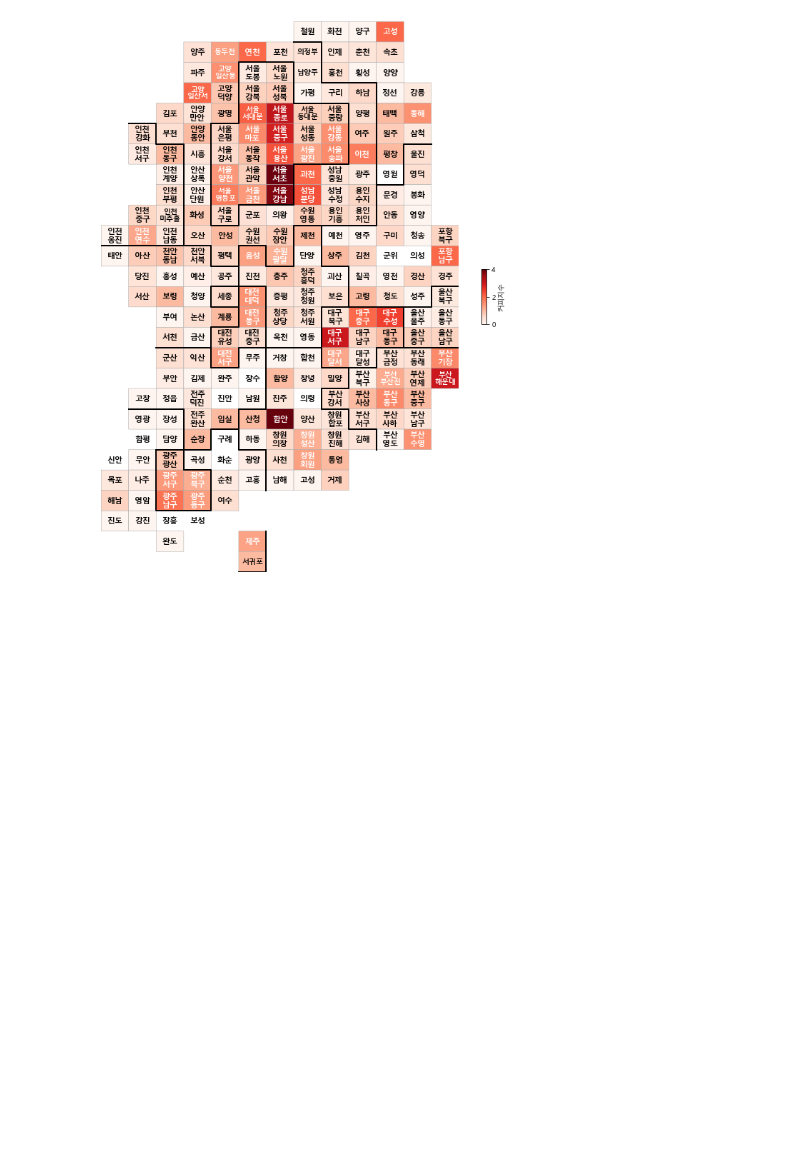
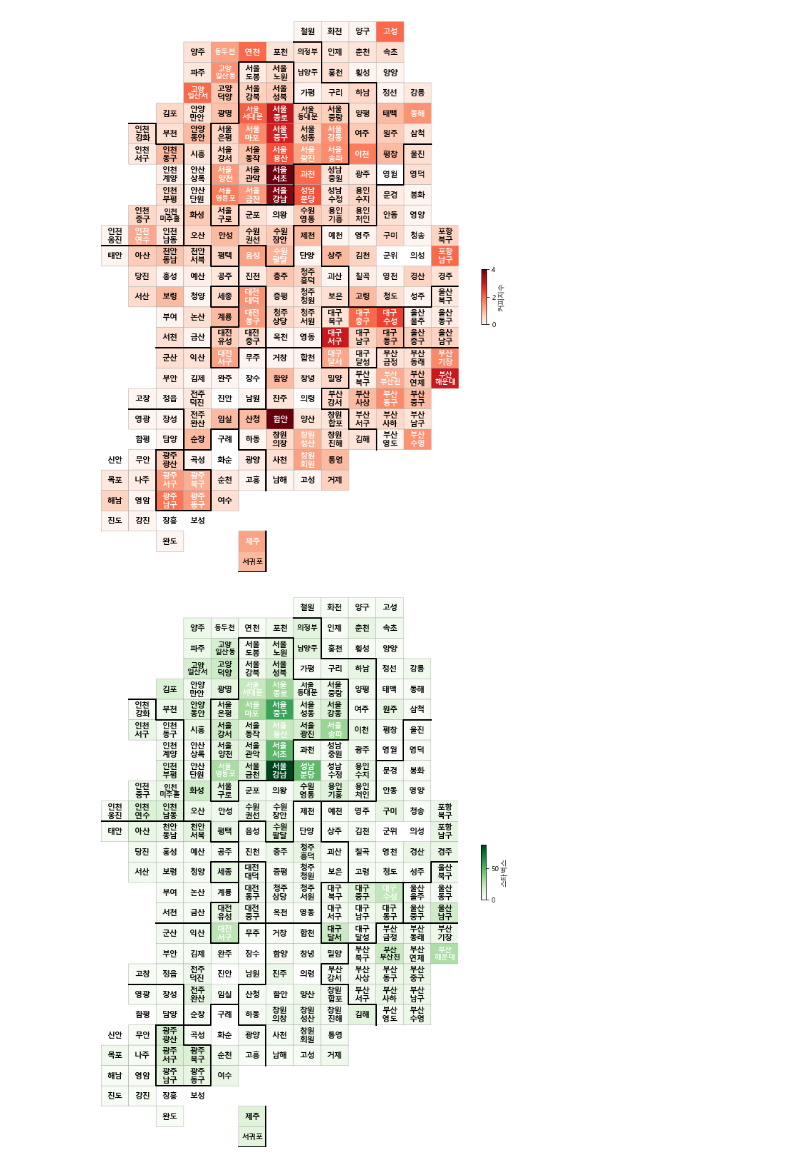
Before and after one commit to beegramin9/Python-DataScience-Hoseo-ProjectData, a Jupyter notebook: Ch5_커피지수/4_모듈화.ipynb, the cells around one changed output. Drawn from its saved outputs; the diff is of its cells as text; code cells hidden in the pictures; blank space fills up the shorter version.

```diff
--- a/Ch5_커피지수/4_모듈화.ipynb
+++ b/Ch5_커피지수/4_모듈화.ipynb
@@ -276,3 +156,7 @@ def drawKorea(targetData, blockedMap, cmapname):
 drawKorea('커피지수',cf,'Reds')
 # %% [output]
 [figure]
+# %%
+drawKorea('스타벅스',cf,'Greens')
+# %% [output]
+[figure, added]
```
Also changed, not shown: parts of 9 cells of this notebook, 3 other files.
